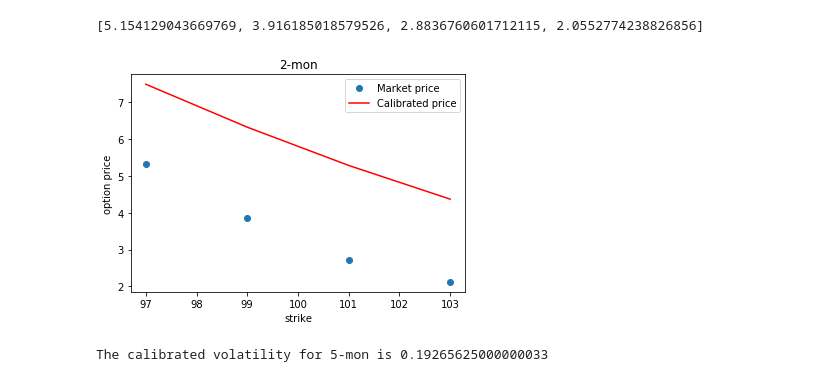
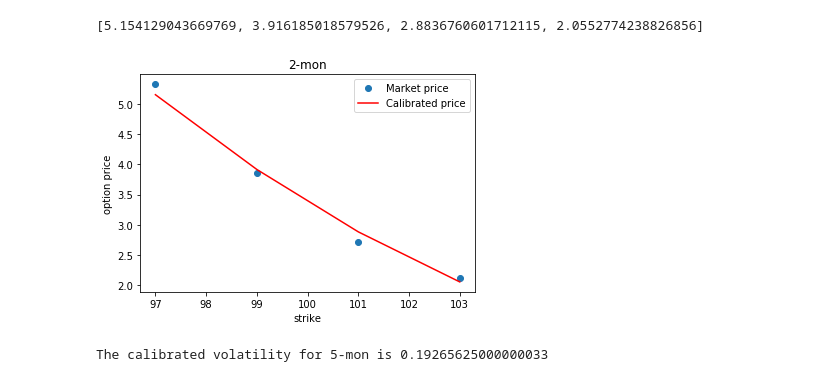
Before and after one commit to Bertha-ding/20MA573-yuning-ding, a Jupyter notebook: hw/hw4-2.ipynb, the cells around one changed output. Cells and saved outputs as stored; diff of their text form; code cells hidden in the pictures.

```diff
--- a/hw/hw4-2.ipynb
+++ b/hw/hw4-2.ipynb
@@ -119,7 +125,7 @@ def implied_volatility(gbm, option_list):
   init_vol = .1 #initial guess
   return so.fmin(error_function, init_vol, args = (gbm, option_list), disp = 0)[0]
 # %%
-filter1 = np_option_data2[np_option_data2[:,1] == 2/12]
+filter1 = np_option_data1[np_option_data1[:,1] == 2/12]
 num_row = filter1.shape[0]
 option_list = []
 
@@ -147,18 +153,18 @@ print (calibrated_price)
 # %%
 import matplotlib.pyplot as plt
 from pylab import plt
 
 x= [option_list[i].strike for i in range(len(option_list))]
 y = [option_list[i].market_price for i in range(len(option_list))]
 plt.plot(x, y, 'o', label='Market price')
 
-y = calibrated_price1
+y = calibrated_price
 plt.plot(x, y, 'r', label = 'Calibrated price')
 
 plt.ylabel('option price')
 plt.xlabel('strike')
 plt.title('2-mon')
 plt.legend();
 # %% [output]
-[figure, old version]
+[figure, new version]
 # %%
```
Also changed, not shown: parts of 2 cells of this notebook.
